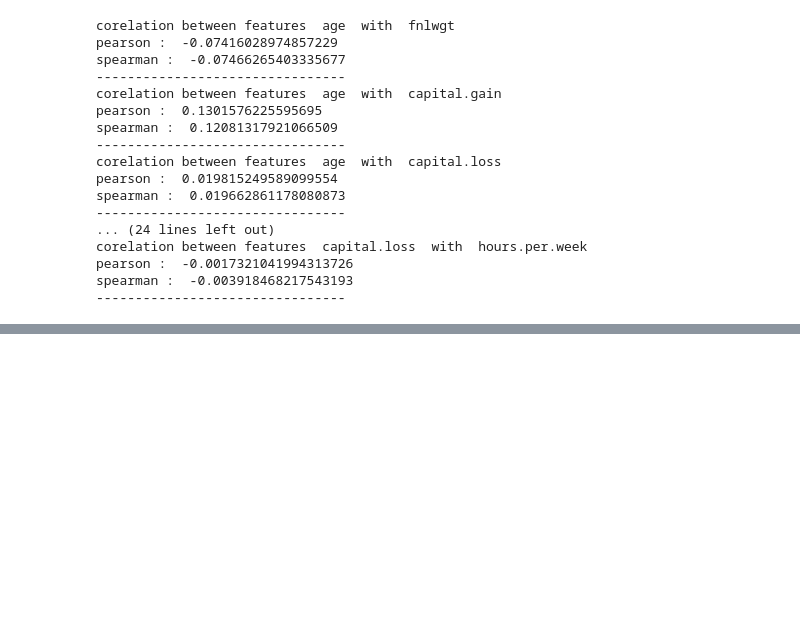
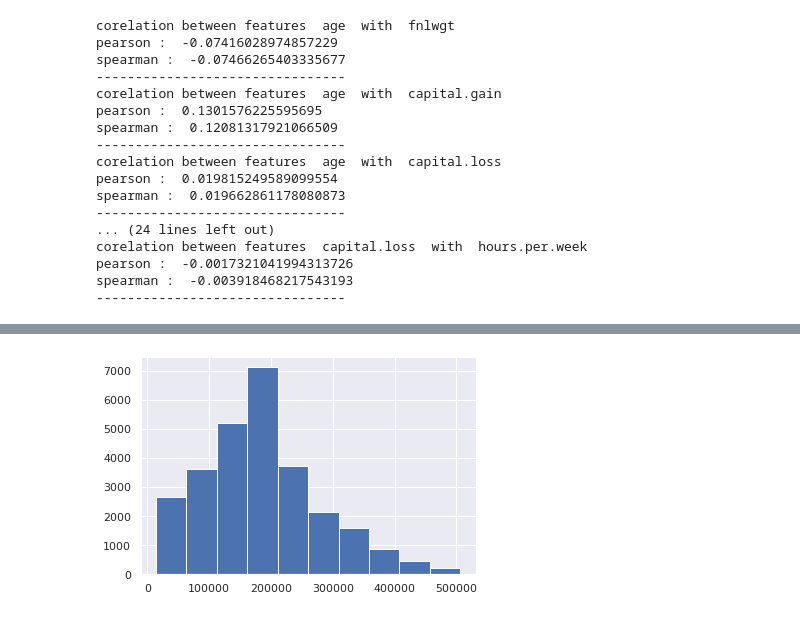
Before and after one commit to nicholasanthonys/tubes-probabilias-statistika, a Jupyter notebook: Tubes Data Cleaning.ipynb, the cells around one changed output, grey strips where cells are left out. Cells and saved outputs as stored; diff of their text form; code cells hidden in the pictures; blank space fills up the shorter version.

```diff
--- a/Tubes Data Cleaning.ipynb
+++ b/Tubes Data Cleaning.ipynb
@@ -355,0 +373,5 @@ spearman :  -0.003918468217543193
+# %%
+plt.hist(datacensus["fnlwgt"])
+plt.show()
+# %% [output]
+[figure, added]
```
Also changed, not shown: parts of 16 cells of this notebook.
